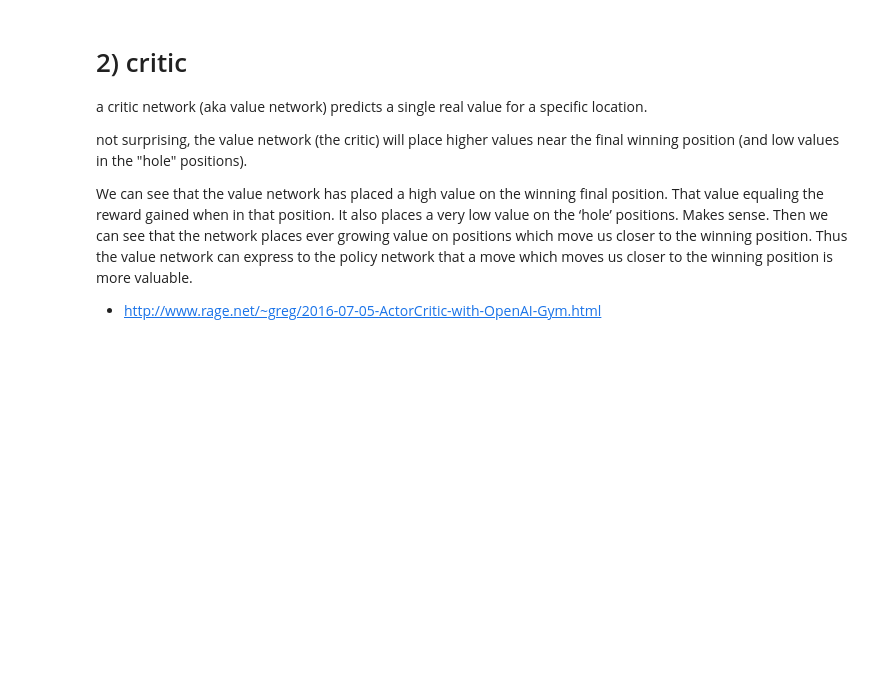
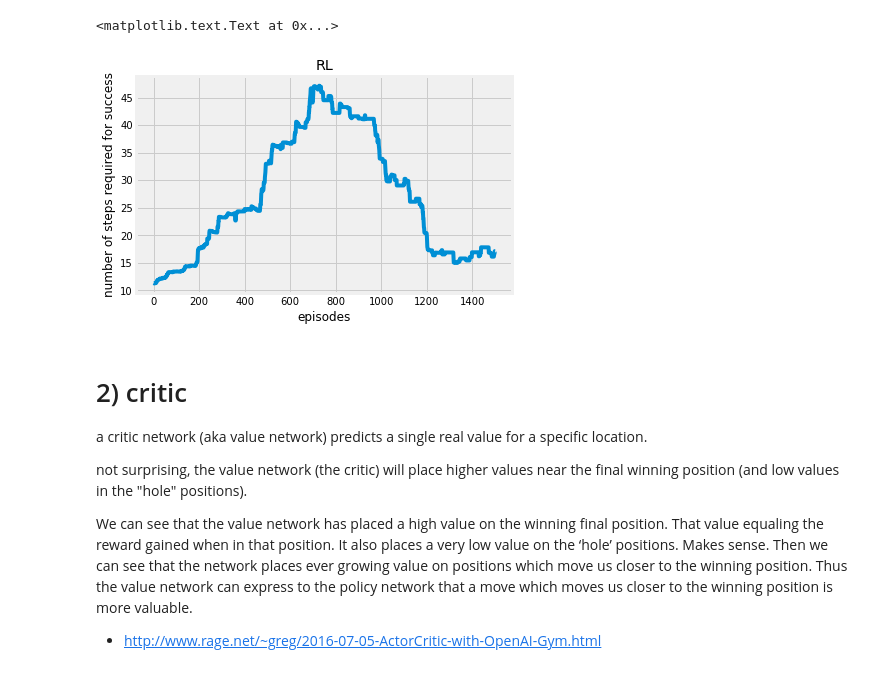
Before and after one commit to mynameisvinn/DQN, a Jupyter notebook: DQN with FrozenLake.ipynb, the cells around one changed output. Drawn from its saved outputs; the diff is of its cells as text; code cells hidden in the pictures; blank space fills up the shorter version.

```diff
--- a/DQN with FrozenLake.ipynb
+++ b/DQN with FrozenLake.ipynb
@@ -78,3 +70,11 @@ plt.plot(moving_average(num_steps, 50))
+# %%
+plt.plot(moving_average(num_steps, 500))
+plt.ylabel("number of steps required for success")
+plt.xlabel("episodes")
+plt.title("RL")
+# %% [output]
+<matplotlib.text.Text at 0x...>
+[figure, added]
 # %% [markdown]
 # 2) critic
 a critic network (aka value network) predicts a single real value for a specific location.
```
Also changed, not shown: parts of 11 cells of this notebook.
